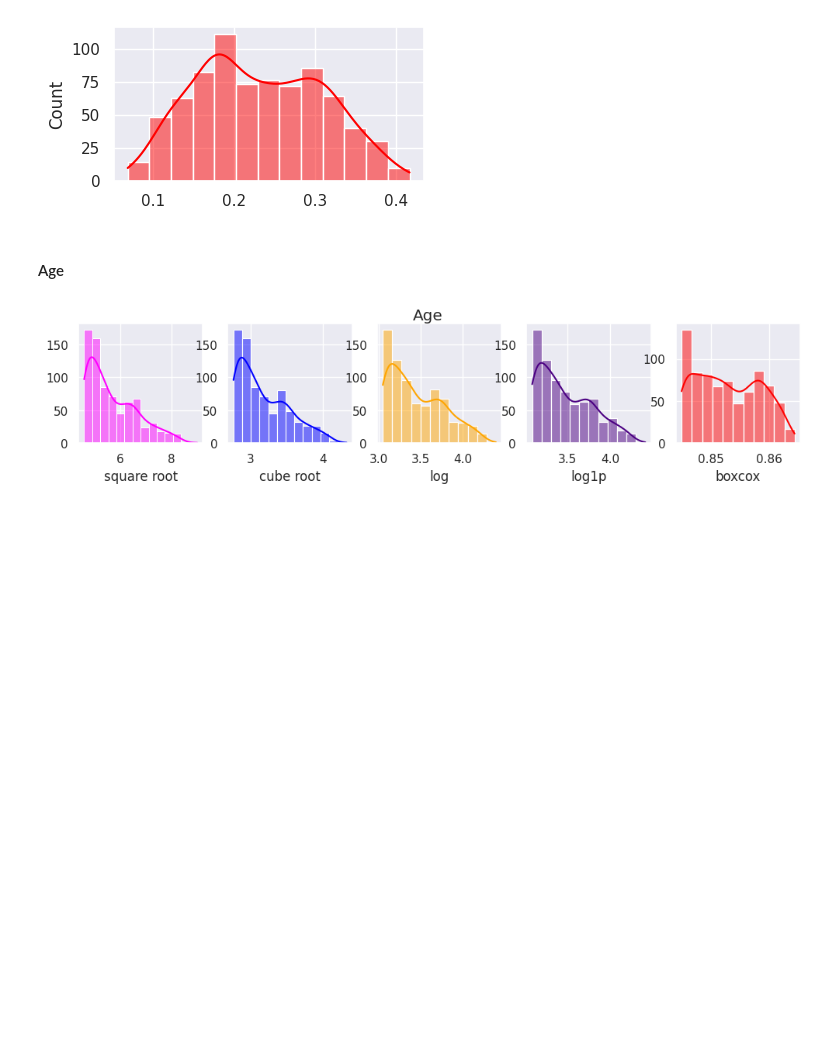
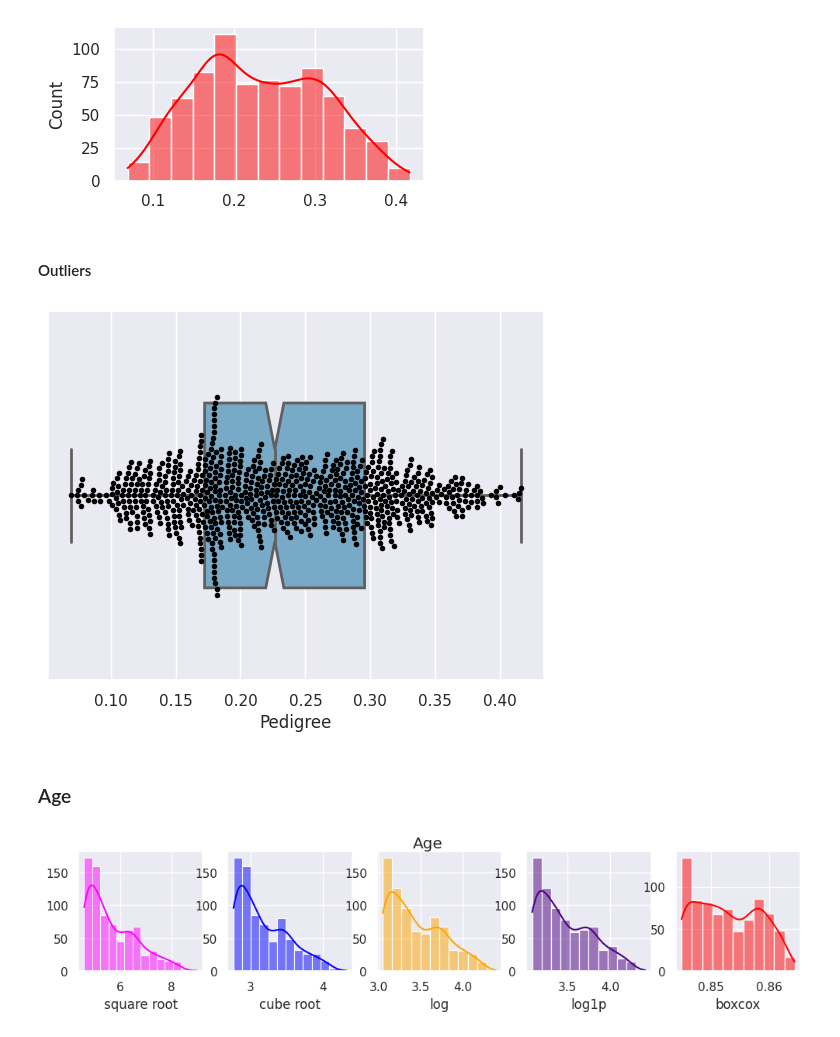
Before and after one commit to Dimildizio/DArc_course, a Jupyter notebook: EDA/PimaKaggle/Pima_indians_kaggle.ipynb, the cells around one changed output. Cells and saved outputs as stored; diff of their text form; code cells hidden in the pictures; blank space fills up the shorter version.

```diff
--- a/EDA/PimaKaggle/Pima_indians_kaggle.ipynb
+++ b/EDA/PimaKaggle/Pima_indians_kaggle.ipynb
@@ -184,0 +190,4 @@ Which means we shouldn't remove them.
+# %%
+def check_outliers(df, name, size=4):
+  sns.boxplot(x=df[name], linewidth=2, width=0.5, notch=True, palette='Blues')
+  sns.swarmplot(x=df[name], color='black', size=size)
@@ -231,8 +250,14 @@ sns.histplot(pedigree, kde=True, color = 'red')
 transformed_data['Pedigree'] = pedigree
 # %% [output]
 [figure]
+# %% [markdown]
+#### Outliers
+# %%
+check_outliers(transformed_data, 'Pedigree')
+# %% [output]
+[figure, added]
 # %% [markdown]
-#### Age
+### Age
 # %%
 plot_transforms(transformed_data, 'Age')
 # %% [output]
```
Also changed, not shown: parts of 43 cells of this notebook.
